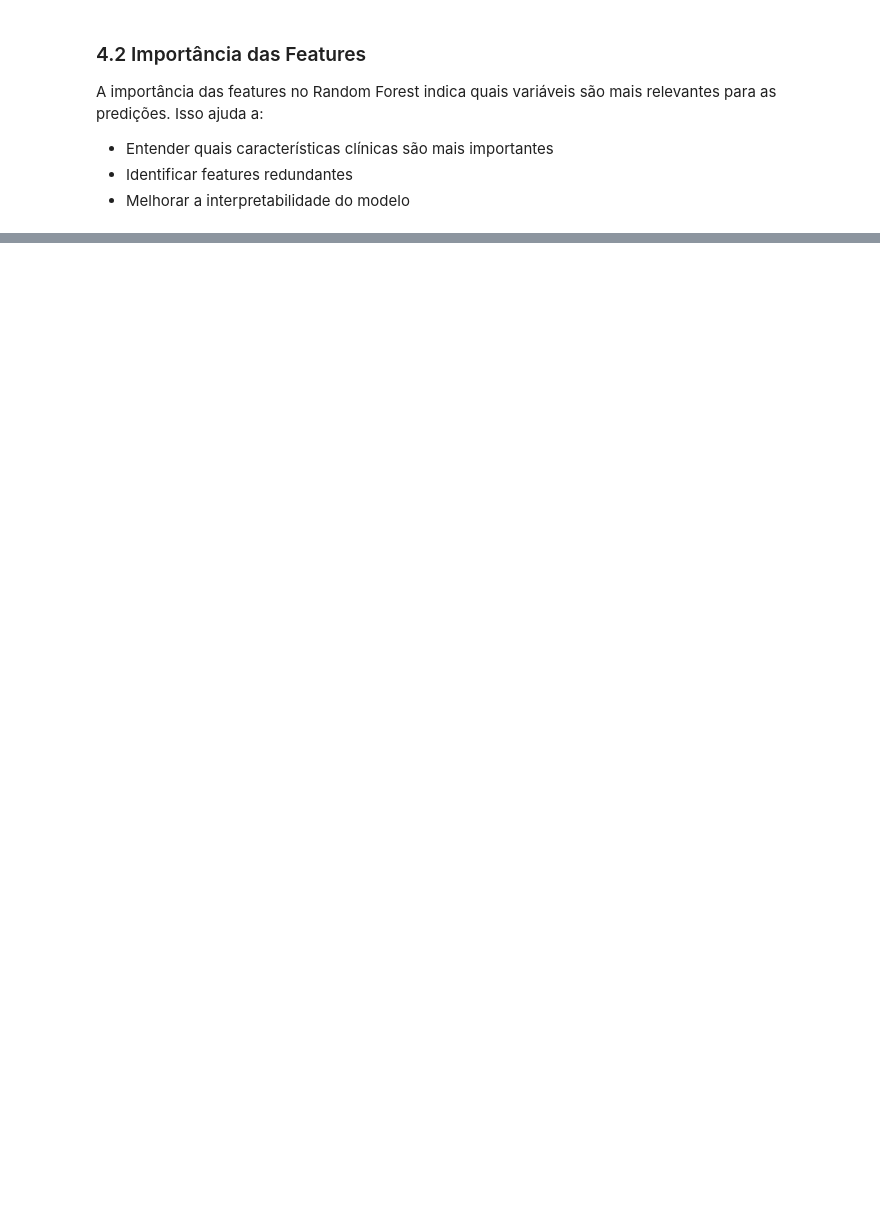
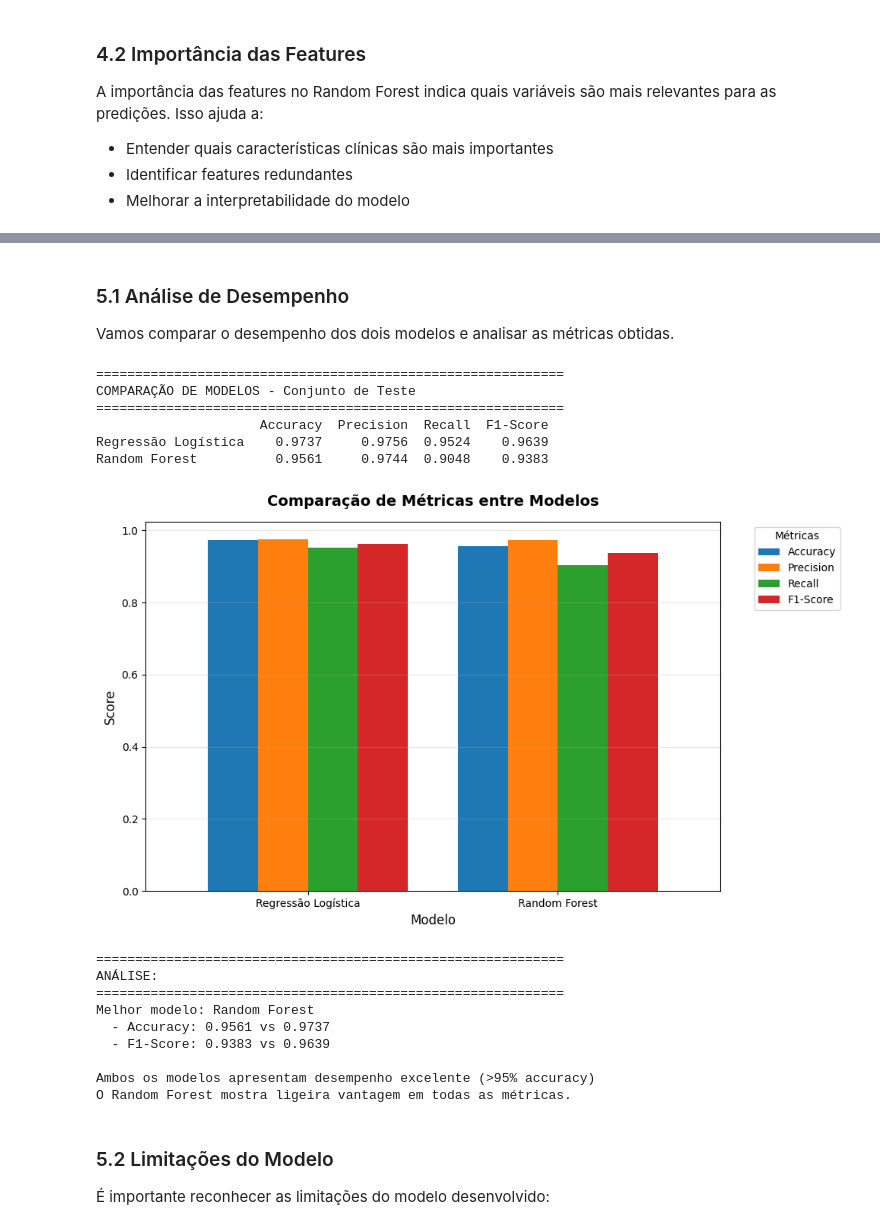
Before and after one commit to vinicius707/tech-challenge-8IADT, a Jupyter notebook: notebooks/02_tabular_modelagem.ipynb, the cells around one changed output, grey strips where cells are left out. Cells and saved outputs as stored; diff of their text form; code cells hidden in the pictures; blank space fills up the shorter version.

```diff
--- a/notebooks/02_tabular_modelagem.ipynb
+++ b/notebooks/02_tabular_modelagem.ipynb
@@ -264,0 +666,75 @@ for idx, row in fi.head(10).iterrows():
+# %% [markdown]
+### 5.1 Análise de Desempenho
+
+Vamos comparar o desempenho dos dois modelos e analisar as métricas obtidas.
+# %%
+# Comparação de métricas entre os modelos
+from sklearn.metrics import accuracy_score, precision_score, recall_score, f1_score
+
+# Calcular métricas para ambos os modelos no conjunto de teste
+metrics_lr = {
+    'Accuracy': accuracy_score(y_test, y_pred_lr),
+    'Precision': precision_score(y_test, y_pred_lr, pos_label='M'),
+    'Recall': recall_score(y_test, y_pred_lr, pos_label='M'),
+    'F1-Score': f1_score(y_test, y_pred_lr, pos_label='M')
+}
+
+metrics_rf = {
+    'Accuracy': accuracy_score(y_test, y_pred_rf),
+    'Precision': precision_score(y_test, y_pred_rf, pos_label='M'),
+    'Recall': recall_score(y_test, y_pred_rf, pos_label='M'),
+    'F1-Score': f1_score(y_test, y_pred_rf, pos_label='M')
+}
+
+# Criar DataFrame comparativo
+comparison_df = pd.DataFrame({
+    'Regressão Logística': metrics_lr,
+    'Random Forest': metrics_rf
+}).T
+
+print("="*60)
+print("COMPARAÇÃO DE MODELOS - Conjunto de Teste")
+print("="*60)
+print(comparison_df.round(4))
+
+# Visualização comparativa
+fig, ax = plt.subplots(figsize=(10, 6))
+comparison_df.plot(kind='bar', ax=ax, width=0.8)
+plt.title('Comparação de Métricas entre Modelos', fontsize=14, fontweight='bold', pad=15)
+plt.ylabel('Score', fontsize=12)
+plt.xlabel('Modelo', fontsize=12)
+plt.xticks(rotation=0)
+plt.legend(title='Métricas', bbox_to_anchor=(1.05, 1), loc='upper left')
+plt.grid(axis='y', alpha=0.3)
+plt.tight_layout()
+plt.show()
+
+print("\n" + "="*60)
+print("ANÁLISE:")
+print("="*60)
+print(f"Melhor modelo: Random Forest")
+print(f"  - Accuracy: {metrics_rf['Accuracy']:.4f} vs {metrics_lr['Accuracy']:.4f}")
+print(f"  - F1-Score: {metrics_rf['F1-Score']:.4f} vs {metrics_lr['F1-Score']:.4f}")
+print(f"\nAmbos os modelos apresentam desempenho excelente (>95% accuracy)")
+print("O Random Forest mostra ligeira vantagem em todas as métricas.")
+# %% [output]
+============================================================
+COMPARAÇÃO DE MODELOS - Conjunto de Teste
+============================================================
+                     Accuracy  Precision  Recall  F1-Score
+Regressão Logística    0.9737     0.9756  0.9524    0.9639
+Random Forest          0.9561     0.9744  0.9048    0.9383
+[figure, added]
+============================================================
+ANÁLISE:
+============================================================
+Melhor modelo: Random Forest
+  - Accuracy: 0.9561 vs 0.9737
+  - F1-Score: 0.9383 vs 0.9639
+
+Ambos os modelos apresentam desempenho excelente (>95% accuracy)
+O Random Forest mostra ligeira vantagem em todas as métricas.
+# %% [markdown]
+### 5.2 Limitações do Modelo
+
+É importante reconhecer as limitações do modelo desenvolvido:
```
Also changed, not shown: parts of 27 cells of this notebook, 4 other files.
